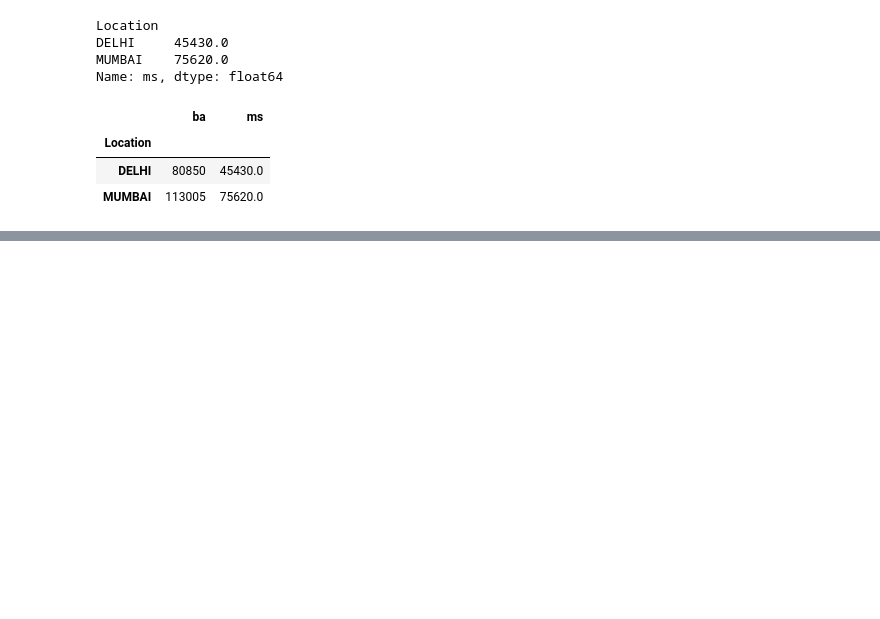
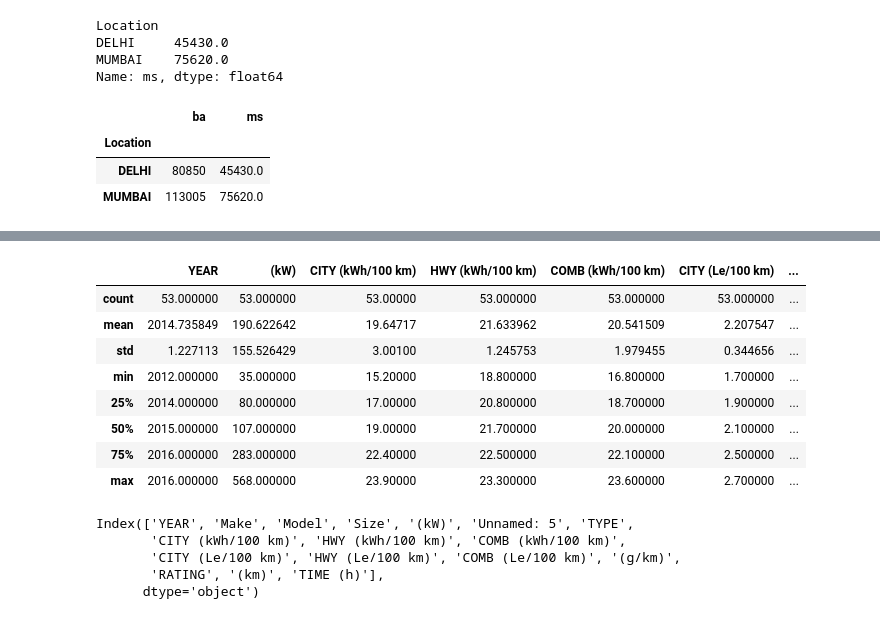
Before and after one commit to surajdehury/data-analytics, a Jupyter notebook: May/28.05.2026/practise.ipynb, the cells around one changed output, grey strips where cells are left out. Cells and saved outputs as stored; diff of their text form; code cells hidden in the pictures; blank space fills up the shorter version.

```diff
--- a/May/28.05.2026/practise.ipynb
+++ b/May/28.05.2026/practise.ipynb
@@ -295,0 +322,20 @@ B
+# %%
+data2.describe()
+# %% [output]
+|  | YEAR | (kW) | CITY (kWh/100 km) | HWY (kWh/100 km) | COMB (kWh/100 km) | CITY (Le/100 km) | ... |
+| count | 53.000000 | 53.000000 | 53.00000 | 53.000000 | 53.000000 | 53.000000 | ... |
+| mean | 2014.735849 | 190.622642 | 19.64717 | 21.633962 | 20.541509 | 2.207547 | ... |
+| std | 1.227113 | 155.526429 | 3.00100 | 1.245753 | 1.979455 | 0.344656 | ... |
+| min | 2012.000000 | 35.000000 | 15.20000 | 18.800000 | 16.800000 | 1.700000 | ... |
+| 25% | 2014.000000 | 80.000000 | 17.00000 | 20.800000 | 18.700000 | 1.900000 | ... |
+| 50% | 2015.000000 | 107.000000 | 19.00000 | 21.700000 | 20.000000 | 2.100000 | ... |
+| 75% | 2016.000000 | 283.000000 | 22.40000 | 22.500000 | 22.100000 | 2.500000 | ... |
+| max | 2016.000000 | 568.000000 | 23.90000 | 23.300000 | 23.600000 | 2.700000 | ... |
+# %%
+data2.columns
+# %% [output]
+Index(['YEAR', 'Make', 'Model', 'Size', '(kW)', 'Unnamed: 5', 'TYPE',
+       'CITY (kWh/100 km)', 'HWY (kWh/100 km)', 'COMB (kWh/100 km)',
+       'CITY (Le/100 km)', 'HWY (Le/100 km)', 'COMB (Le/100 km)', '(g/km)',
+       'RATING', '(km)', 'TIME (h)'],
+      dtype='object')
```
Also changed, not shown: parts of 11 cells of this notebook, 1 other file.
